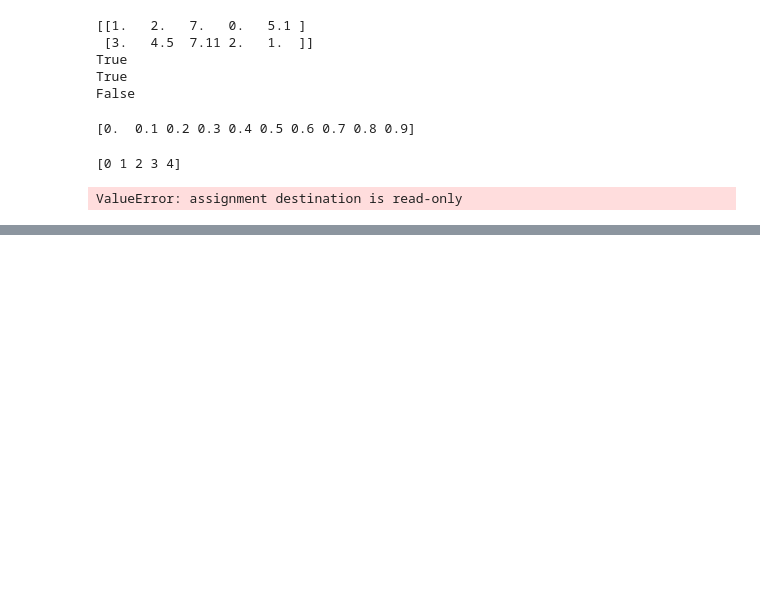
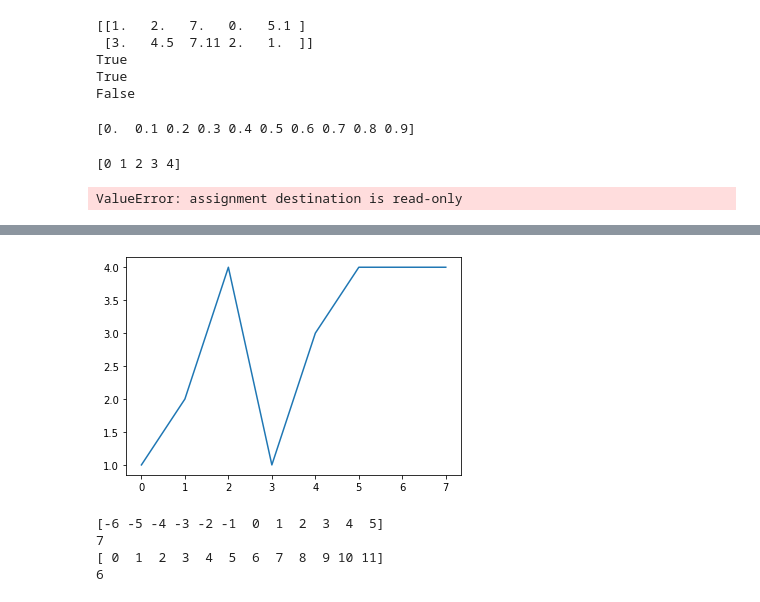
Before and after one commit to chetnakhanna16/numPy_practice, a Jupyter notebook: NumPyArrayExercise_Practice.ipynb, the cells around one changed output, grey strips where cells are left out. Drawn from its saved outputs; the diff is of its cells as text; code cells hidden in the pictures; blank space fills up the shorter version.

```diff
--- a/NumPyArrayExercise_Practice.ipynb
+++ b/NumPyArrayExercise_Practice.ipynb
@@ -1337,0 +1521,27 @@ print(a)
+# %%
+# 117. Write a NumPy program to compute the line graph of a set of data.
+
+x = np.array([1,2,4,1,3,4,4,4])
+import matplotlib.pyplot as plt
+plt.plot(x)
+plt.show()
+# %% [output]
+[figure, added]
+# %%
+# 118. Write a NumPy program to find the position of the index of a specified value greater than existing value
+# in NumPy array.
+
+x = np.arange(-6, 6)
+print(x)
+#print(np.argmax(x))  #returns the index which has the max value
+print(np.argmax(x>0)) #returns the first index which has value greater than 0
+
+a = 5
+z = np.arange(12)
+print(z)
+print(np.argmax(z>a))
+# %% [output]
+[-6 -5 -4 -3 -2 -1  0  1  2  3  4  5]
+7
+[ 0  1  2  3  4  5  6  7  8  9 10 11]
+6
```
Also changed, not shown: parts of 25 cells of this notebook.
